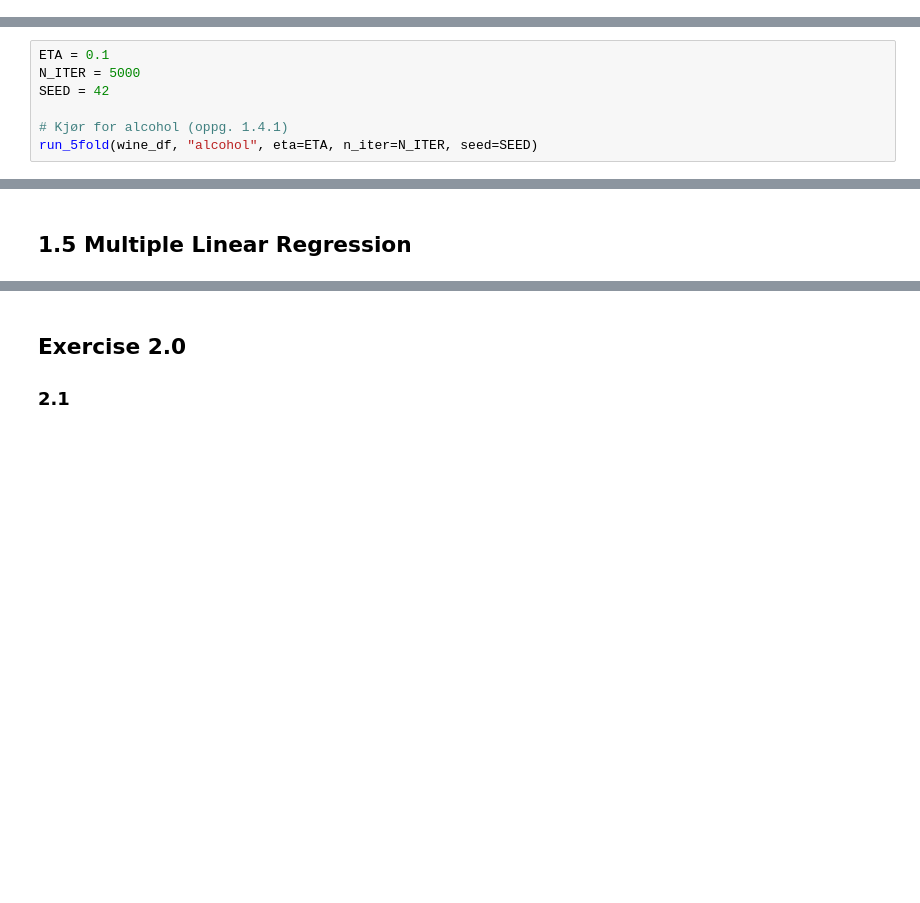
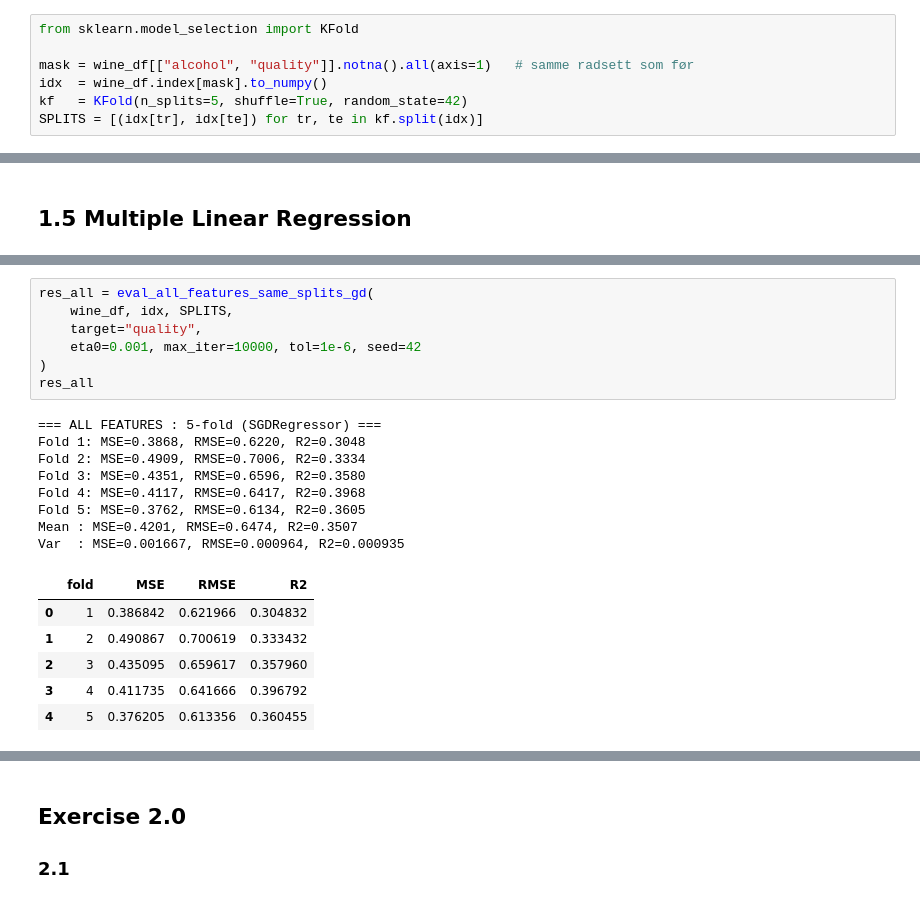
Before and after one commit to lcmolteberg/MachineOblig1, a Jupyter notebook: MachineOblig1/main.ipynb, the cells around one changed output, grey strips where cells are left out. Cells and saved outputs as stored; diff of their text form; blank space fills up the shorter version.

Commit message:
oppg 2

```diff
--- a/MachineOblig1/main.ipynb
+++ b/MachineOblig1/main.ipynb
@@ -198,5 +210,12 @@ The regression line for chlorides shows a weak downwards line. Since the R^2-sco
 For alcohol its different. The points shows a clear trend to follow the line. The R^2-score is significantly higher (R^2 score: 0.2350952433535366), meaning the line explains the data well.
 # %% [markdown]
 ## 1.4
+# %%
+from sklearn.model_selection import KFold
+
+mask = wine_df[["alcohol", "quality"]].notna().all(axis=1)   # samme radsett som før
+idx  = wine_df.index[mask].to_numpy()
+kf   = KFold(n_splits=5, shuffle=True, random_state=42)
+SPLITS = [(idx[tr], idx[te]) for tr, te in kf.split(idx)]
 # %%
 import numpy as np
@@ -297,9 +312,2 @@ Var  : MSE=0.003483, RMSE=0.001365, R2=0.000198
 # %% [markdown]
 ### 1.4.1
-# %%
-ETA = 0.1
-N_ITER = 5000
-SEED = 42
-
-# Kjør for alcohol (oppg. 1.4.1)
-run_5fold(wine_df, "alcohol", eta=ETA, n_iter=N_ITER, seed=SEED)
@@ -387,0 +365,22 @@ Var  : MSE=0.001576, RMSE=0.000920, R2=0.000838
+# %%
+res_all = eval_all_features_same_splits_gd(
+    wine_df, idx, SPLITS,
+    target="quality",
+    eta0=0.001, max_iter=10000, tol=1e-6, seed=42
+)
+res_all
+# %% [output]
+=== ALL FEATURES : 5-fold (SGDRegressor) ===
+Fold 1: MSE=0.3868, RMSE=0.6220, R2=0.3048
+Fold 2: MSE=0.4909, RMSE=0.7006, R2=0.3334
+Fold 3: MSE=0.4351, RMSE=0.6596, R2=0.3580
+Fold 4: MSE=0.4117, RMSE=0.6417, R2=0.3968
+Fold 5: MSE=0.3762, RMSE=0.6134, R2=0.3605
+Mean : MSE=0.4201, RMSE=0.6474, R2=0.3507
+Var  : MSE=0.001667, RMSE=0.000964, R2=0.000935
+|  | fold | MSE | RMSE | R2 |
+| 0 | 1 | 0.386842 | 0.621966 | 0.304832 |
+| 1 | 2 | 0.490867 | 0.700619 | 0.333432 |
+| 2 | 3 | 0.435095 | 0.659617 | 0.357960 |
+| 3 | 4 | 0.411735 | 0.641666 | 0.396792 |
+| 4 | 5 | 0.376205 | 0.613356 | 0.360455 |
```
Also changed, not shown: parts of 11 cells of this notebook.
